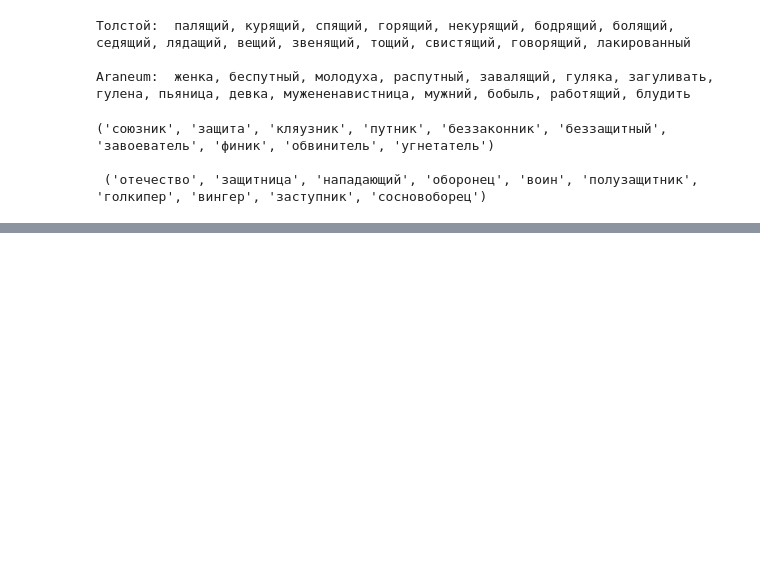
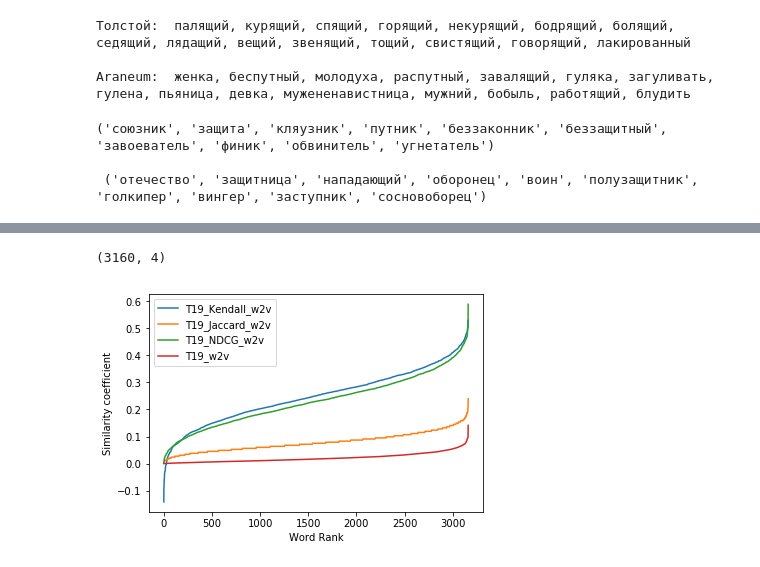
Before and after one commit to dkbrz/Tolstoy_Word_Usage, a Jupyter notebook: Tolstoy Word Usage.ipynb, the cells around one changed output, grey strips where cells are left out. Cells and saved outputs as stored; diff of their text form; code cells hidden in the pictures; blank space fills up the shorter version.

```diff
--- a/Tolstoy Word Usage.ipynb
+++ b/Tolstoy Word Usage.ipynb
@@ -1441,0 +1649,18 @@ print (list(zip(*Tolstoy_FT_SG.wv.most_similar('защитник')))[0], '\n\n',
+# %%
+Real_shifts = pd.DataFrame({'Lemma':list(vocab)})
+# %%
+Real_shifts['T19_Kendall_w2v'] = Kendall_vec(Real_shifts['Lemma'].values, Tolstoy_W2V_SG, NKRYA_W2V_SG, 150)
+Real_shifts['T19_Jaccard_w2v'] = Jaccard_vec(Real_shifts['Lemma'].values, Tolstoy_W2V_SG, NKRYA_W2V_SG, 150)
+Real_shifts['T19_NDCG_w2v'] = ndcg_vec(Real_shifts['Lemma'].values, Tolstoy_W2V_SG, NKRYA_W2V_SG, 150)
+Real_shifts['T19_w2v'] = Real_shifts['T19_Jaccard_w2v'].values*Real_shifts['T19_NDCG_w2v'].values
+Real_shifts['T19_Kendall_ft'] = Kendall_vec(Real_shifts['Lemma'].values, Tolstoy_FT_SG, NKRYA_FT_SG, 150)
+Real_shifts['T19_Jaccard_ft'] = Jaccard_vec(Real_shifts['Lemma'].values, Tolstoy_FT_SG, NKRYA_FT_SG, 150)
+Real_shifts['T19_NDCG_ft'] = ndcg_vec(Real_shifts['Lemma'].values, Tolstoy_FT_SG, NKRYA_FT_SG, 150)
+Real_shifts['T19_ft'] = Real_shifts['T19_Jaccard_ft'].values*Real_shifts['T19_NDCG_ft'].values
+# %%
+Real_shifts['TA_Kendall_ft'] = Kendall_vec(Real_shifts['Lemma'].values, Tolstoy_FT_SG, Araneum_FT_SG, 150)
+Real_shifts['TA_Jaccard_ft'] = Jaccard_vec(Real_shifts['Lemma'].values, Tolstoy_FT_SG, Araneum_FT_SG, 150)
+Real_shifts['TA_NDCG_ft'] = ndcg_vec(Real_shifts['Lemma'].values, Tolstoy_FT_SG, Araneum_FT_SG, 150)
+Real_shifts['TA_ft'] = Real_shifts['TA_Jaccard_ft'].values*Real_shifts['TA_NDCG_ft'].values
+# %%
+Real_shifts = Real_shifts.dropna()
@@ -1441,0 +1706,16 @@ print (list(zip(*Tolstoy_FT_SG.wv.most_similar('защитник')))[0], '\n\n',
+# %%
+data.shape
+# %% [output]
+(3160, 4)
+# %%
+plt.plot(list(range(3160)), list(sorted(Real_shifts['T19_Kendall_w2v'])), label = 'T19_Kendall_w2v')
+plt.plot(list(range(3160)), list(sorted(Real_shifts['T19_Jaccard_w2v'])), label = 'T19_Jaccard_w2v')
+plt.plot(list(range(3160)), list(sorted(Real_shifts['T19_NDCG_w2v'])), label = 'T19_NDCG_w2v')
+plt.plot(list(range(3160)), list(sorted(Real_shifts['T19_w2v'])), label = 'T19_w2v')
+plt.legend(['T19_Kendall_w2v', 'T19_Jaccard_w2v','T19_NDCG_w2v','T19_w2v'])
+plt.ylabel('Similarity coefficient')
+plt.xlabel('Word Rank')
+#plt.savefig('Similarity.png', dpi=200)
+plt.show()
+# %% [output]
+[figure, added]
```
Also changed, not shown: parts of 47 cells of this notebook.
